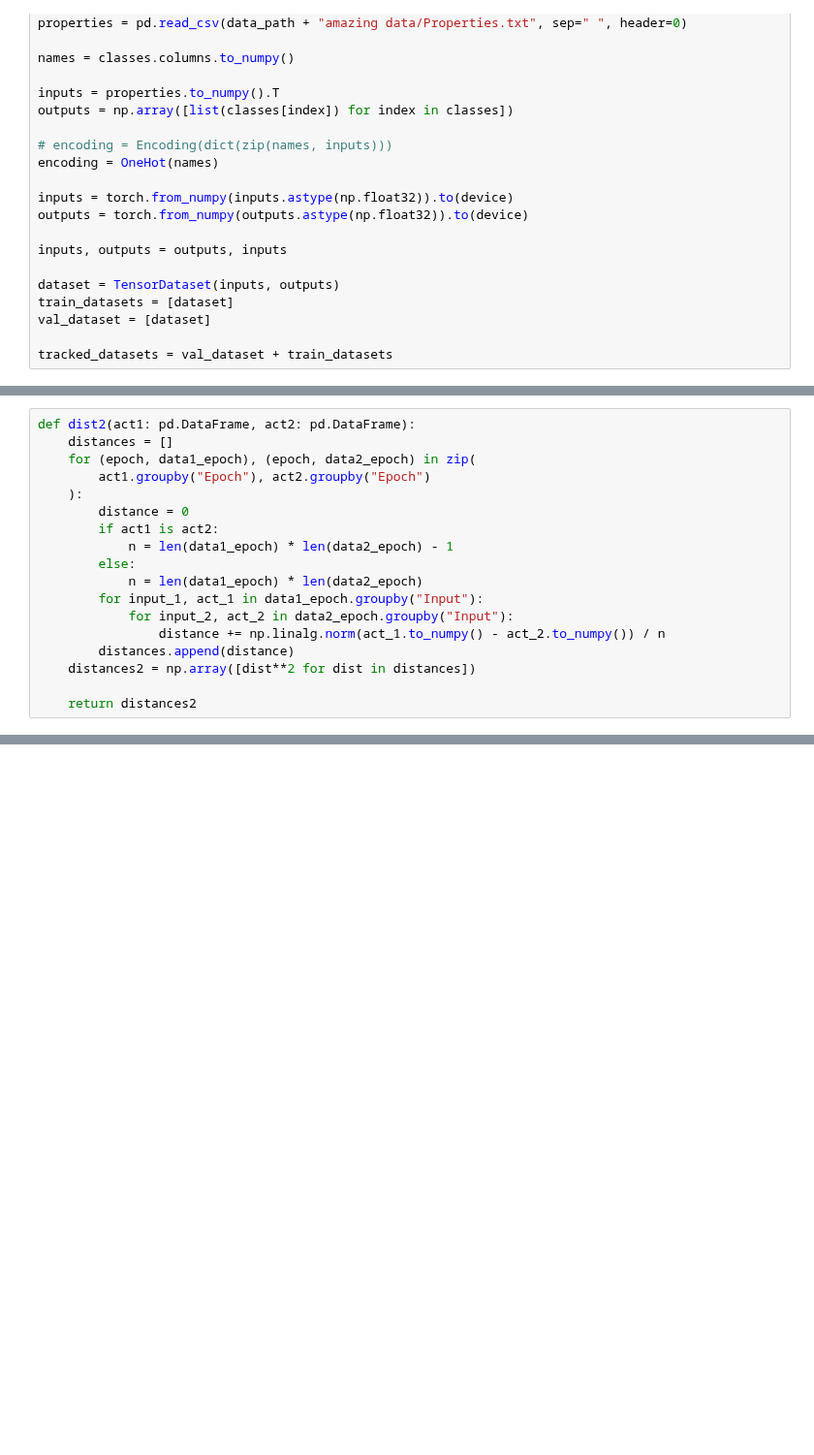
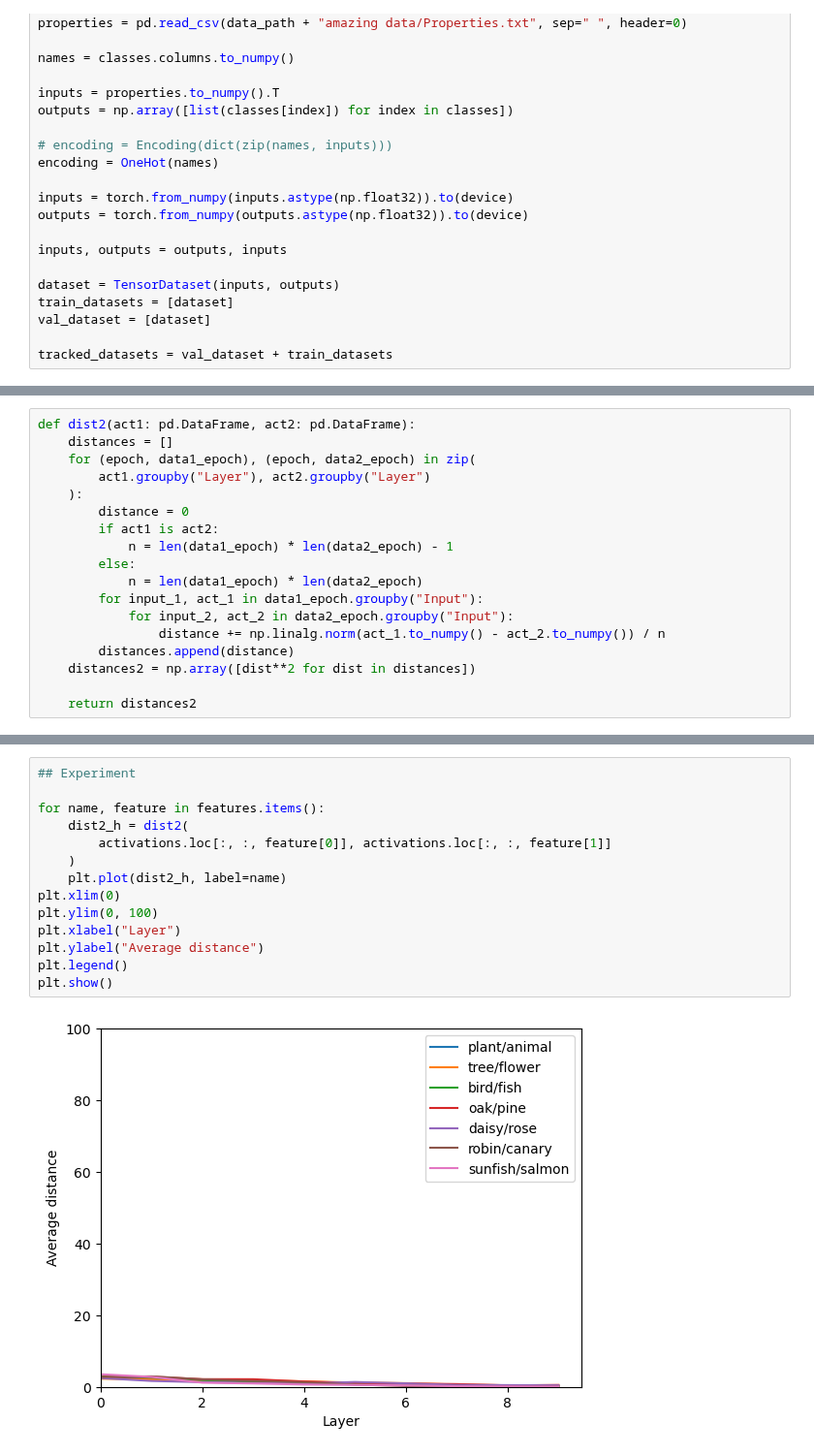
Before and after one commit to loekvanrossem/rnn_structure, a Jupyter notebook: DNN/semantic.ipynb, the cells around one changed output, grey strips where cells are left out. Shown at 97% size. Saved outputs shown, nothing was run; the diff lists cells and outputs as text; blank space fills up the shorter version.

```diff
--- a/DNN/semantic.ipynb
+++ b/DNN/semantic.ipynb
@@ -210,7 +213,7 @@ base = np.exp((np.log(D2)) * m)
 def dist2(act1: pd.DataFrame, act2: pd.DataFrame):
     distances = []
     for (epoch, data1_epoch), (epoch, data2_epoch) in zip(
-        act1.groupby("Epoch"), act2.groupby("Epoch")
+        act1.groupby("Layer"), act2.groupby("Layer")
     ):
         distance = 0
         if act1 is act2:
@@ -300,0 +276,16 @@ name = "Partial Out-of-dataset generalization"
+# %%
+## Experiment
+
+for name, feature in features.items():
+    dist2_h = dist2(
+        activations.loc[:, :, feature[0]], activations.loc[:, :, feature[1]]
+    )
+    plt.plot(dist2_h, label=name)
+plt.xlim(0)
+plt.ylim(0, 100)
+plt.xlabel("Layer")
+plt.ylabel("Average distance")
+plt.legend()
+plt.show()
+# %% [output]
+[figure, added]
```
Also changed, not shown: parts of 20 cells of this notebook, 10 other files.
